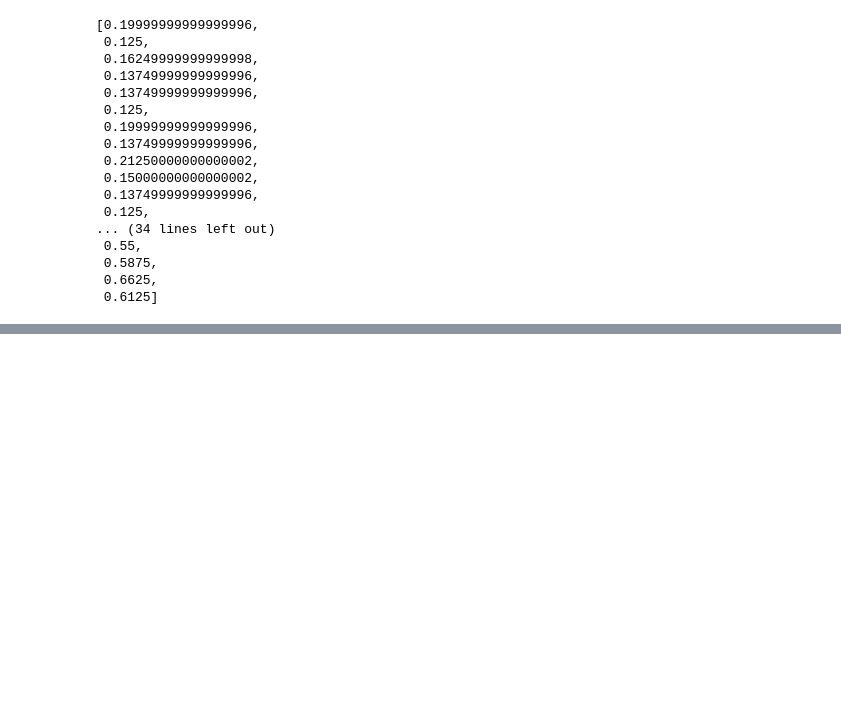
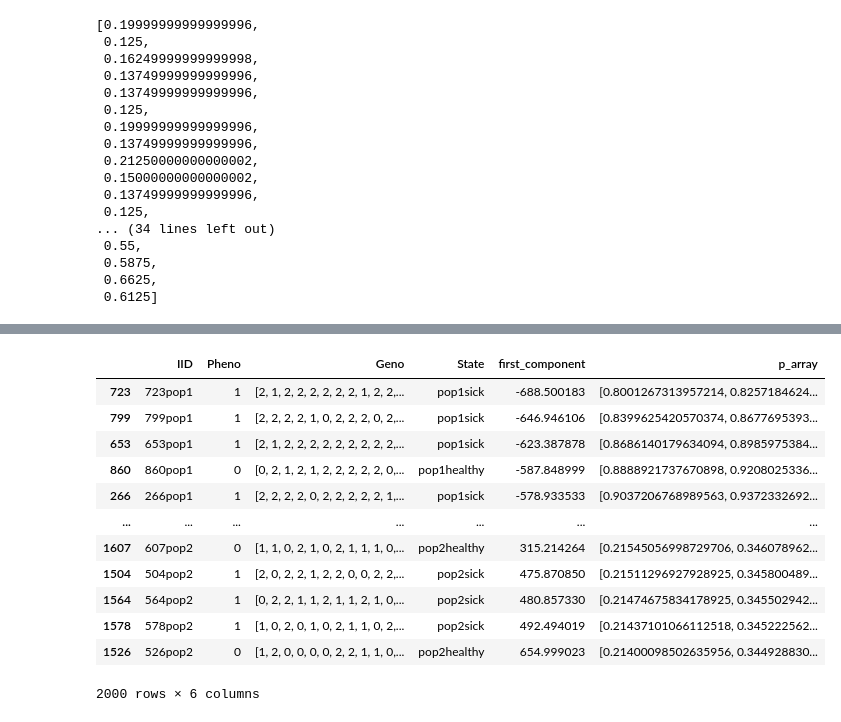
Before and after one commit to mat2m10/FrequencyFinder, a Jupyter notebook: Notebooks/Synthetisch/Frequency_Finder.ipynb, the cells around one changed output, grey strips where cells are left out. Saved outputs shown, nothing was run; the diff lists cells and outputs as text; code cells hidden in the pictures; blank space fills up the shorter version.

```diff
--- a/Notebooks/Synthetisch/Frequency_Finder.ipynb
+++ b/Notebooks/Synthetisch/Frequency_Finder.ipynb
@@ -564,0 +573,24 @@ p_matrix = p_finder(genos, 50)
+# %%
+q_pred_mat = polifit_model(x_reduced, p_matrix, x_axis)
+# %%
+temp = np.array(q_pred_mat).T
+# %%
+listy = temp.tolist()
+# %%
+data_sorted['p_array'] = listy[0]
+# %%
+data_sorted
+# %% [output]
+|  | IID | Pheno | Geno | State | first_component | p_array |
+| 723 | 723pop1 | 1 | [2, 1, 2, 2, 2, 2, 2, 2, 1, 2, 2,... | pop1sick | -688.500183 | [0.8001267313957214, 0.8257184624... |
+| 799 | 799pop1 | 1 | [2, 2, 2, 2, 1, 0, 2, 2, 2, 0, 2,... | pop1sick | -646.946106 | [0.8399625420570374, 0.8677695393... |
+| 653 | 653pop1 | 1 | [2, 1, 2, 2, 2, 2, 2, 2, 2, 2, 2,... | pop1sick | -623.387878 | [0.8686140179634094, 0.8985975384... |
+| 860 | 860pop1 | 0 | [0, 2, 1, 2, 1, 2, 2, 2, 2, 2, 0,... | pop1healthy | -587.848999 | [0.8888921737670898, 0.9208025336... |
+| 266 | 266pop1 | 1 | [2, 2, 2, 2, 0, 2, 2, 2, 2, 2, 1,... | pop1sick | -578.933533 | [0.9037206768989563, 0.9372332692... |
+| ... | ... | ... | ... | ... | ... | ... |
+| 1607 | 607pop2 | 0 | [1, 1, 0, 2, 1, 0, 2, 1, 1, 1, 0,... | pop2healthy | 315.214264 | [0.21545056998729706, 0.346078962... |
+| 1504 | 504pop2 | 1 | [2, 0, 2, 2, 1, 2, 2, 0, 0, 2, 2,... | pop2sick | 475.870850 | [0.21511296927928925, 0.345800489... |
+| 1564 | 564pop2 | 1 | [0, 2, 2, 1, 1, 2, 1, 1, 2, 1, 0,... | pop2sick | 480.857330 | [0.21474675834178925, 0.345502942... |
+| 1578 | 578pop2 | 1 | [1, 0, 2, 0, 1, 0, 2, 1, 1, 0, 2,... | pop2sick | 492.494019 | [0.21437101066112518, 0.345222562... |
+| 1526 | 526pop2 | 0 | [1, 2, 0, 0, 0, 0, 2, 2, 1, 1, 0,... | pop2healthy | 654.999023 | [0.21400098502635956, 0.344928830... |
+2000 rows × 6 columns
```
Also changed, not shown: parts of 23 cells of this notebook, 1 other file.
